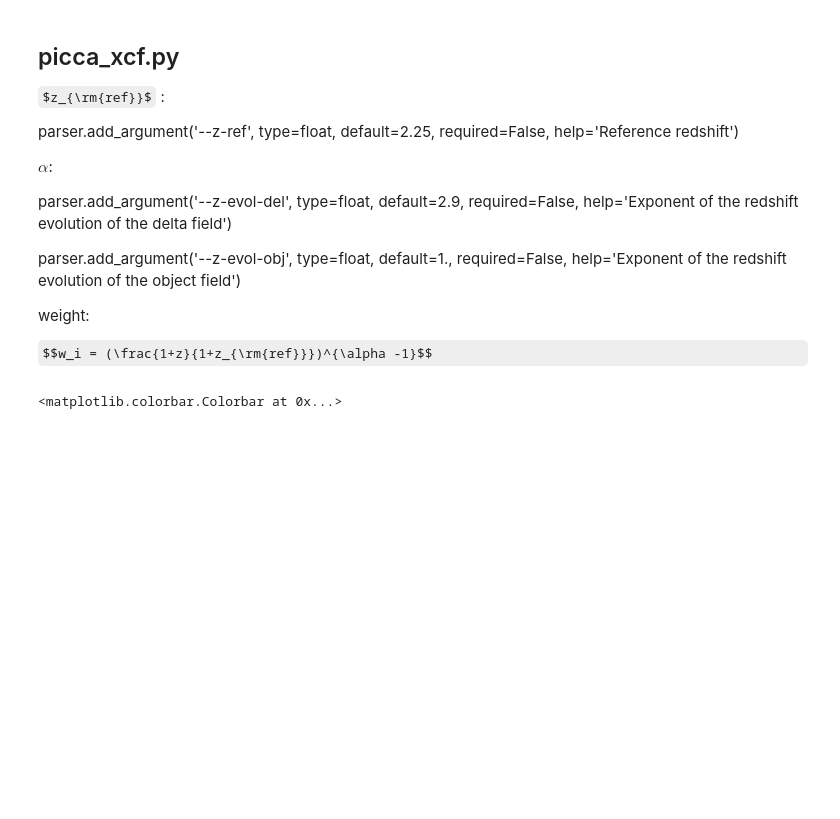
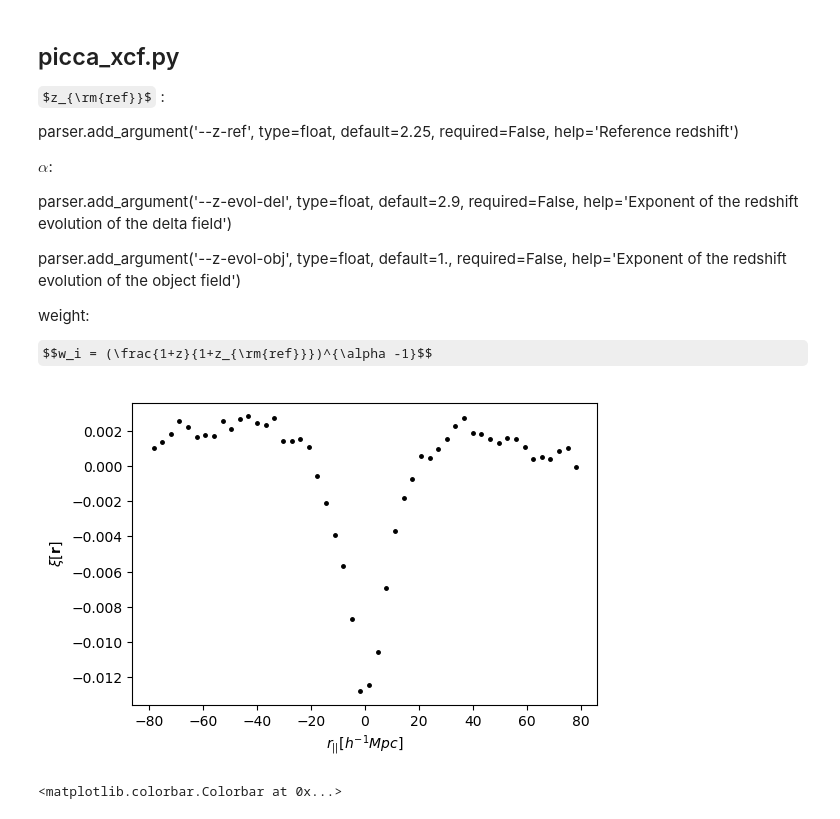
Before and after one commit to LittleLin1999/LYA-BAO, a Jupyter notebook: lya_xcf/test_lya_dla_xcf.ipynb, the cells around one changed output. Cells and saved outputs as stored; diff of their text form; code cells hidden in the pictures; some formulas as TeX source; blank space fills up the shorter version.

Commit message:
1d and 2d DLA-LYA correlation plots

```diff
--- a/lya_xcf/test_lya_dla_xcf.ipynb
+++ b/lya_xcf/test_lya_dla_xcf.ipynb
@@ -32,24 +32,26 @@ nb = out[1].data['NB']
 # %%
 import matplotlib as mpl
 import matplotlib.pyplot as plt
 import matplotlib.cm as cm
 from matplotlib.colors import LogNorm
 import scipy.interpolate
 
 
-width = 20
+width = 100
 nbin = len(cor)//width
 bin_cor = []
 bin_rp = []
 for i in range(nbin):
     bin_cor.append(np.nanmean(cor[i*width:(i+1)*width]))
     bin_rp.append(np.nanmean(rp[i*width:(i+1)*width]))
 
 f = plt.figure(dpi=100)
 plt.plot(bin_rp,bin_cor,'.',c='k',ms=5)
 plt.xlabel(r'$r_{||} [h^{-1}Mpc]$')
 plt.ylabel(r'$\xi[{\bf r}]$')
 plt.show()
+# %% [output]
+[figure, added]
 # %%
 rrt = rt.reshape((50,-1))  #(50,100)，each row at rt=0~200 at a fixed rp, each column at rp=-200~200
 rrp = rp.reshape((100,-1)) #(100,50)，each row at a fixed rp for rt=0~200, each column at rp=-200~200
```
Also changed, not shown: parts of 2 cells of this notebook.
